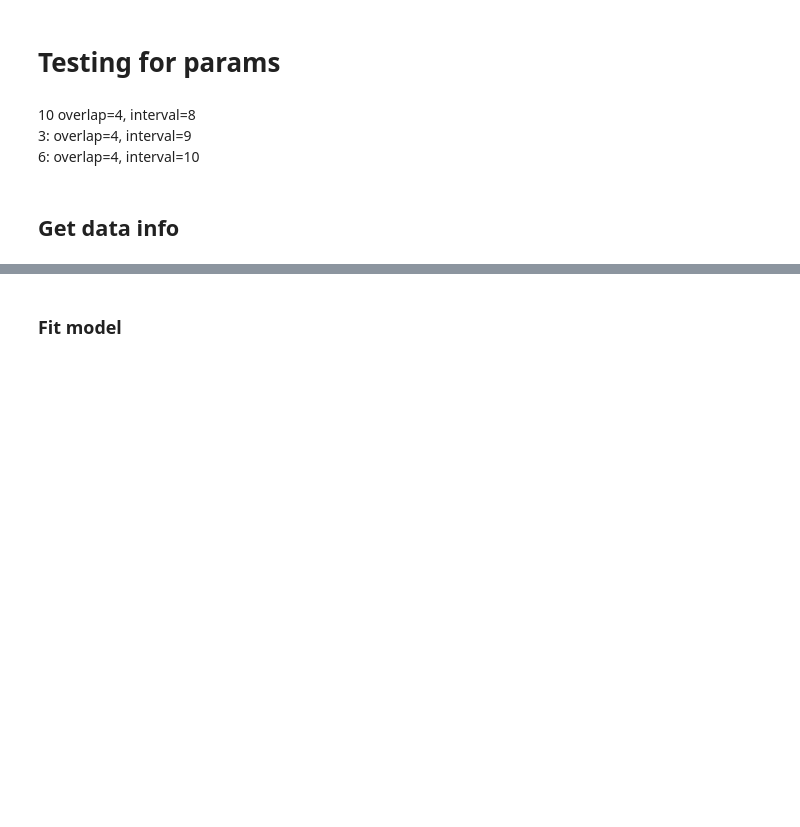
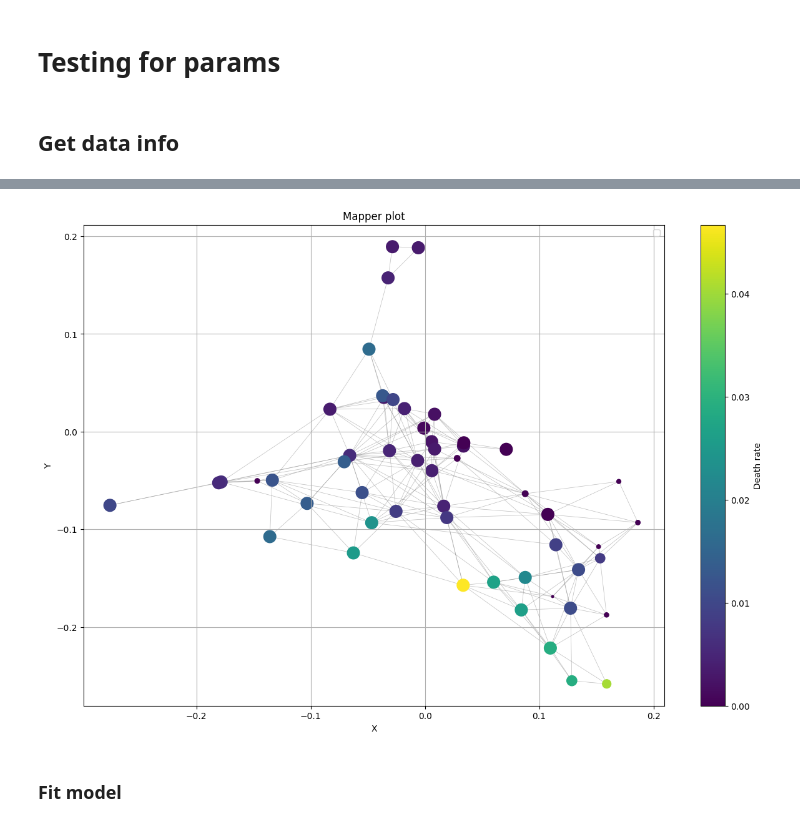
Before and after one commit to kennywang112/TrafficTDApython, a Jupyter notebook: Version3/道路分析.ipynb, the cells around one changed output, grey strips where cells are left out. Saved outputs shown, nothing was run; the diff lists cells and outputs as text; code cells hidden in the pictures; blank space fills up the shorter version.

```diff
--- a/Version3/道路分析.ipynb
+++ b/Version3/道路分析.ipynb
@@ -215,12 +224,0 @@ for overlap in range(3, 6):
-# %%
-mapper_algo = MapperAlgorithm(
-    cover=CubicalCover(
-        n_intervals=8,
-        overlap_frac=4 / 10
-    ),
-    clustering=FailSafeClustering(
-        AgglomerativeClustering(linkage='single')
-    )
-)
-
-mapper_info = mapper_algo.fit_transform(mapper_numpy, lens)
@@ -292,8 +281,4 @@ plt.show()
 # %% [markdown]
 # Testing for params
-# %% [markdown]
-10 overlap=4, interval=8 <br/>
-3: overlap=4, interval=9 <br/>
-6: overlap=4, interval=10
 # %%
 mapper_plot1 = MapperLayoutInteractive(
@@ -352,3 +345,41 @@ mp_content.reset_index(inplace=True)
 mp_content.rename(columns={'index': 'node'}, inplace=True)
 
 full_info = pd.merge(full_info, mp_content, on=['node', 'size'], how='inner')
+# %%
+df = full_info[(full_info['size'] > 5)]
+
+# rotate_df = pd.DataFrame(rotate_z(full_info[['x', 'y', 'z']], 20),
+#                 columns=['x', 'y', 'z'])
+
+# df[['x', 'y', 'z']] = rotated_df[['x', 'y', 'z']]
+
+clipped_size = np.clip(df['size'], None, 200)
+
+graph = vars(mapper_plot1._MapperLayoutInteractive__graph)
+edges = graph['edges']
+
+node_positions = {row['node']: (row['x'], row['z']) for _, row in df.iterrows()}
+
+X = df['x'].values.reshape(-1, 1)
+y = df['y'].values.reshape(-1, 1)
+
+plt.figure(figsize=(15, 10))
+scatter = plt.scatter(df['x'], df['z'], c=df['color'], cmap='viridis', s=clipped_size, marker='o')
+
+for edge in edges:
+    if edge[0] in node_positions and edge[1] in node_positions:
+        x_coords = [node_positions[edge[0]][0], node_positions[edge[1]][0]]
+        y_coords = [node_positions[edge[0]][1], node_positions[edge[1]][1]]
+        plt.plot(x_coords, y_coords, color='grey', alpha=0.5, linewidth=0.5, zorder=0)
+
+colorbar = plt.colorbar(scatter)
+colorbar.set_label('Death rate')
+
+plt.xlabel('X')
+plt.ylabel('Y')
+plt.title('Mapper plot')
+
+plt.legend()
+plt.grid(True)
+plt.show()
+# %% [output]
@@ -355,2 +387,3 @@ full_info = pd.merge(full_info, mp_content, on=['node', 'size'], how='inner')
+[figure, added]
 # %% [markdown]
 ### Fit model
```
Also changed, not shown: parts of 14 cells of this notebook, 3 other files.
